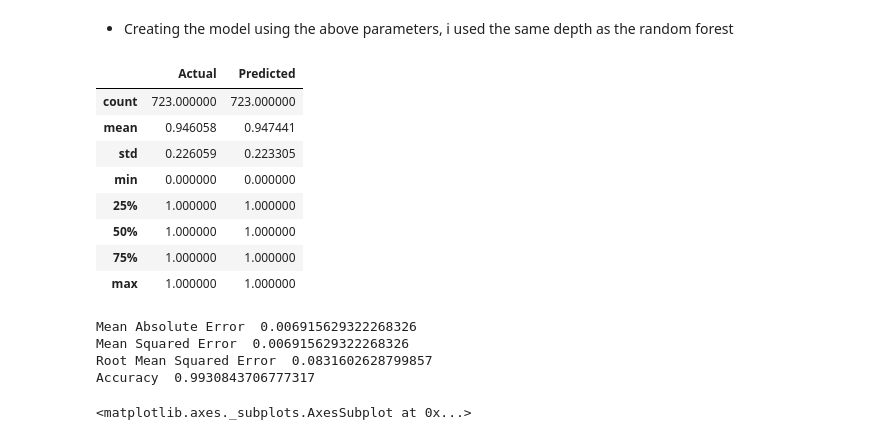
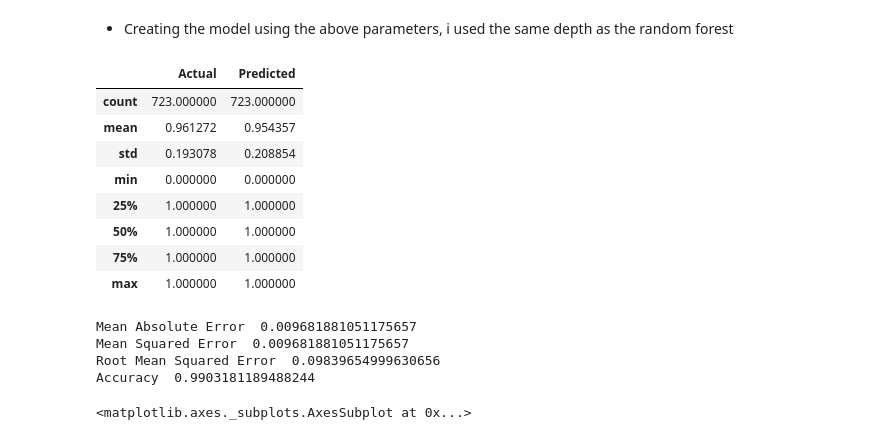
Before and after one commit to draglar/Hypothaloid_Prescence, a Jupyter notebook: Ian_Muigai_IP_week_8.ipynb, the cells around one changed output. Cells and saved outputs as stored; diff of their text form; code cells hidden in the pictures.

```diff
--- a/Ian_Muigai_IP_week_8.ipynb
+++ b/Ian_Muigai_IP_week_8.ipynb
@@ -559,16 +559,16 @@ The best parameters {'learning_rate': 0.1, 'n_estimators': 100}
 # %% [markdown]
 - Creating the model using the above parameters, i used the same depth as the random forest
 # %%
-ada = AdaBoostRegressor(DecisionTreeRegressor(max_depth=7),learning_rate=0.1,n_estimators=100)
+ada = AdaBoostClassifier(DecisionTreeClassifier(max_depth=7),learning_rate=0.1,n_estimators=100)
 ada = ada.fit(x_train, y_train)
 y_pred = ada.predict(x_test)
 comp=pd.DataFrame({'Actual':y_test,'Predicted':y_pred})
 comp.describe()
 # %% [output]
 |  | Actual | Predicted |
 | count | 723.000000 | 723.000000 |
-| mean | 0.946058 | 0.947441 |
-| std | 0.226059 | 0.223305 |
+| mean | 0.961272 | 0.954357 |
+| std | 0.193078 | 0.208854 |
 | min | 0.000000 | 0.000000 |
 | 25% | 1.000000 | 1.000000 |
 | 50% | 1.000000 | 1.000000 |
@@ -580,10 +580,10 @@ print('Mean Squared Error ', metrics.mean_squared_error(y_test, y_pred))
 print('Root Mean Squared Error ', np.sqrt(metrics.mean_squared_error(y_test, y_pred)))
 print("Accuracy ",metrics.accuracy_score(y_test, y_pred))
 # %% [output]
-Mean Absolute Error  0.006915629322268326
-Mean Squared Error  0.006915629322268326
-Root Mean Squared Error  0.0831602628799857
-Accuracy  0.9930843706777317
+Mean Absolute Error  0.009681881051175657
+Mean Squared Error  0.009681881051175657
+Root Mean Squared Error  0.09839654999630656
+Accuracy  0.9903181189488244
 # %%
 confused=confusion_matrix(y_test, y_pred.round())
 sns.heatmap(confused,annot=True)
```
Also changed, not shown: parts of 9 cells of this notebook.
